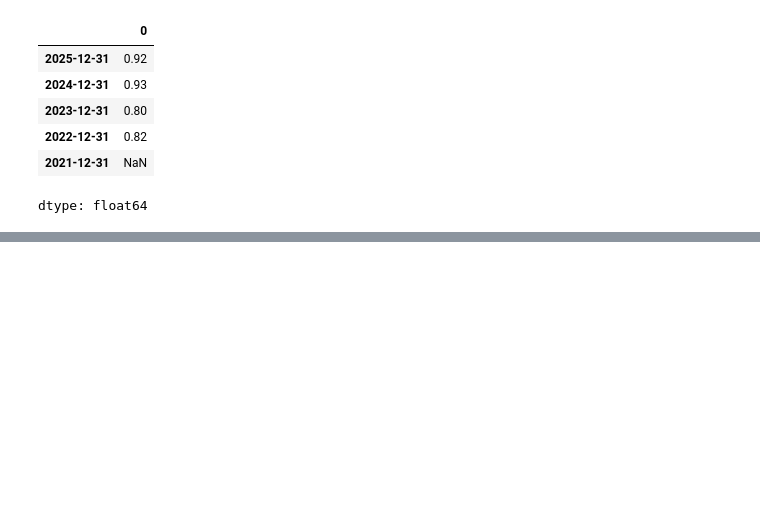
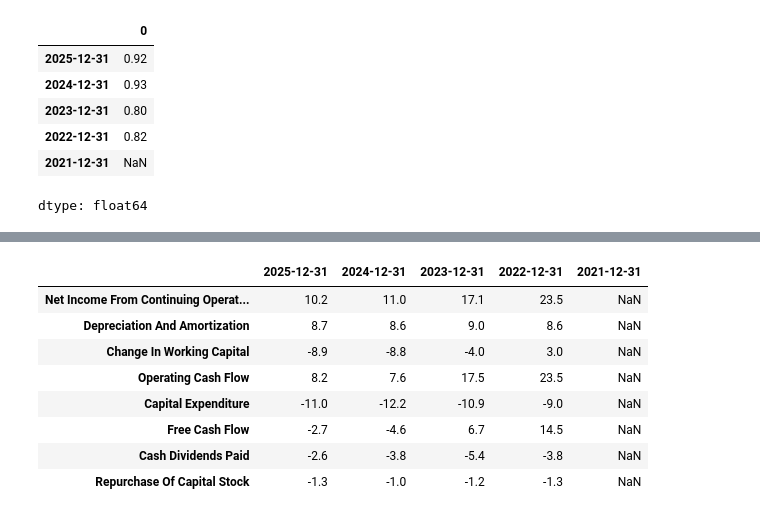
Before and after one commit to JoeSteward-04/Asset-Management-Project, a Jupyter notebook: notebooks/BMW_data_pull.ipynb, the cells around one changed output, grey strips where cells are left out. Drawn from its saved outputs; the diff is of its cells as text; code cells hidden in the pictures; blank space fills up the shorter version.

Commit message:
Add BMW cash flow and shareholder payouts table

```diff
--- a/notebooks/BMW_data_pull.ipynb
+++ b/notebooks/BMW_data_pull.ipynb
@@ -280,3 +284,8 @@ BMW’s consolidated debt is mostly funding its finance arm’s loan book, so de
 | 2022-12-31 | 0.82 |
 | 2021-12-31 | NaN |
 dtype: float64
+# %%
+cashflow =  bmw_ticker.cash_flow
+cashflow.index.tolist()
+#we select the cash flow data, and use an index list to find the names of
+#every column, to figure out the names of the ones we are interested in
@@ -282,0 +310,24 @@ dtype: float64
+# %%
+cf_rows = ["Net Income From Continuing Operations",
+           "Depreciation And Amortization",
+           "Change In Working Capital",
+           "Operating Cash Flow",
+           "Capital Expenditure",
+           "Free Cash Flow",
+           "Cash Dividends Paid",
+           "Repurchase Of Capital Stock",
+           ]
+#As with the balance sheet, we isolate the rows we are interested in to produce
+#a readable table with the figures in Billions of Euros for each index to 1dp.
+
+(cashflow.reindex(cf_rows)/1e9).round(1)
+# %% [output]
+|  | 2025-12-31 | 2024-12-31 | 2023-12-31 | 2022-12-31 | 2021-12-31 |
+| Net Income From Continuing Operat... | 10.2 | 11.0 | 17.1 | 23.5 | NaN |
+| Depreciation And Amortization | 8.7 | 8.6 | 9.0 | 8.6 | NaN |
+| Change In Working Capital | -8.9 | -8.8 | -4.0 | 3.0 | NaN |
+| Operating Cash Flow | 8.2 | 7.6 | 17.5 | 23.5 | NaN |
+| Capital Expenditure | -11.0 | -12.2 | -10.9 | -9.0 | NaN |
+| Free Cash Flow | -2.7 | -4.6 | 6.7 | 14.5 | NaN |
+| Cash Dividends Paid | -2.6 | -3.8 | -5.4 | -3.8 | NaN |
+| Repurchase Of Capital Stock | -1.3 | -1.0 | -1.2 | -1.3 | NaN |
```
Also changed, not shown: parts of 7 cells of this notebook.
